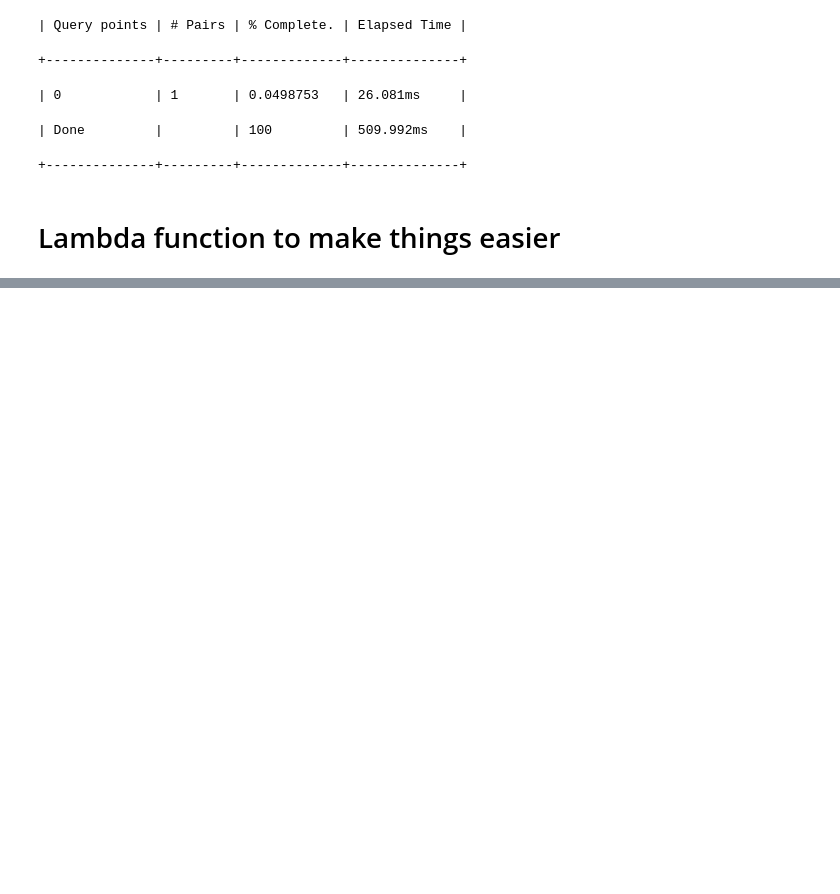
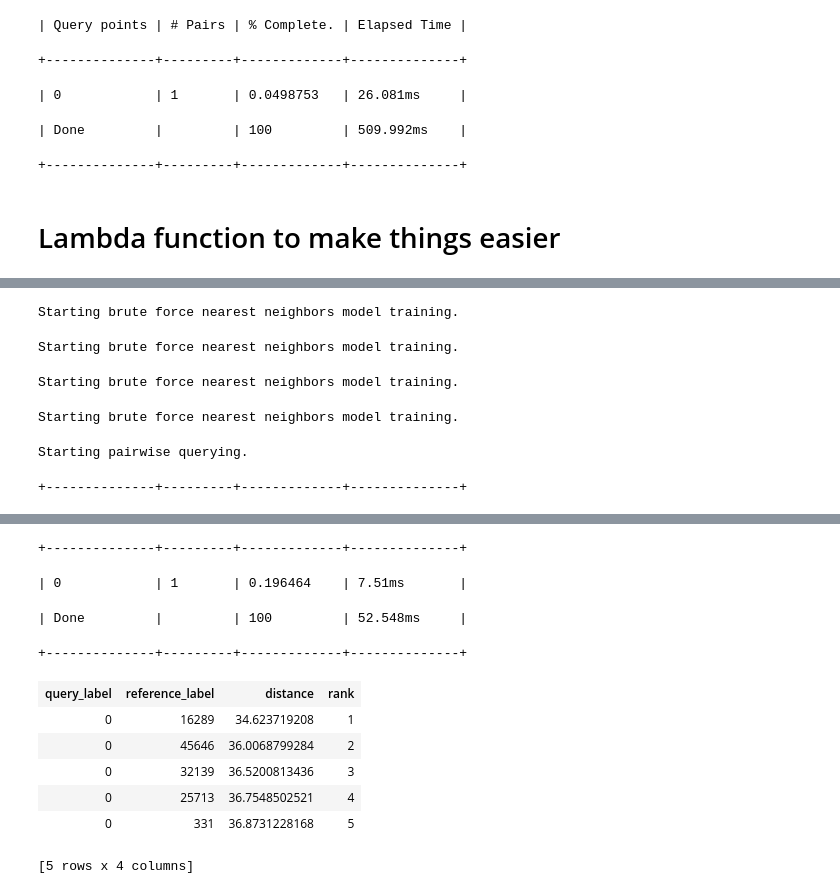
Before and after one commit to mburakergenc/MachineLearningwithGraphLabCreate, a Jupyter notebook: Deep Features for Image Retrival.ipynb, the cells around one changed output, grey strips where cells are left out. Drawn from its saved outputs; the diff is of its cells as text; code cells hidden in the pictures; blank space fills up the shorter version.

```diff
--- a/Deep Features for Image Retrival.ipynb
+++ b/Deep Features for Image Retrival.ipynb
@@ -4,3 +4,4 @@ import graphlab
 # Load the CIFAR-10 Dataset
 # %%
 image_train = graphlab.SFrame('image_train_data/')
+image_test = graphlab.SFrame('image_test_data/')
@@ -80,0 +118,2 @@ Starting pairwise querying.
+# %%
+cats = image_train[image_train['label'] == 'cat']
@@ -80,0 +126,21 @@ Starting pairwise querying.
+# %%
+cat_model = graphlab.nearest_neighbors.create(cats, features=['deep_features'], label='id')
+# %% [output]
+Starting brute force nearest neighbors model training.
+# %%
+dog_model = graphlab.nearest_neighbors.create(dogs, features=['deep_features'], label='id')
+# %% [output]
+Starting brute force nearest neighbors model training.
+# %%
+car_model = graphlab.nearest_neighbors.create(cars, features=['deep_features'], label='id')
+# %% [output]
+Starting brute force nearest neighbors model training.
+# %%
+bird_model = graphlab.nearest_neighbors.create(birds, features=['deep_features'], label='id')
+# %% [output]
+Starting brute force nearest neighbors model training.
+# %%
+cat_model.query(image_test[:1])
+# %% [output]
+Starting pairwise querying.
++--------------+---------+-------------+--------------+
@@ -80,0 +148,11 @@ Starting pairwise querying.
++--------------+---------+-------------+--------------+
+| 0            | 1       | 0.196464    | 7.51ms       |
+| Done         |         | 100         | 52.548ms     |
++--------------+---------+-------------+--------------+
+| query_label | reference_label | distance | rank |
+| 0 | 16289 | 34.623719208 | 1 |
+| 0 | 45646 | 36.0068799284 | 2 |
+| 0 | 32139 | 36.5200813436 | 3 |
+| 0 | 25713 | 36.7548502521 | 4 |
+| 0 | 331 | 36.8731228168 | 5 |
+[5 rows x 4 columns]
```
Also changed, not shown: parts of 25 cells of this notebook.
